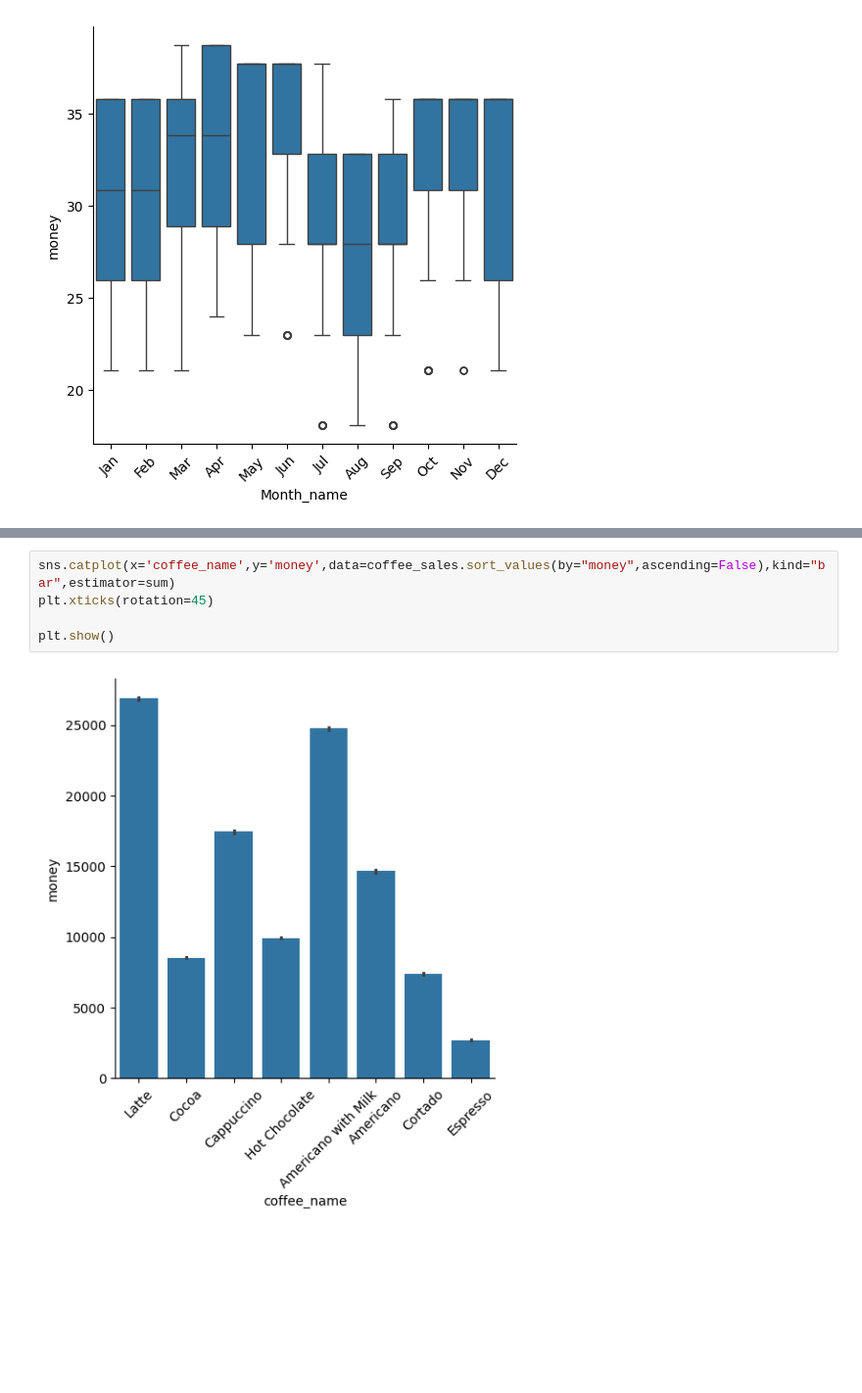
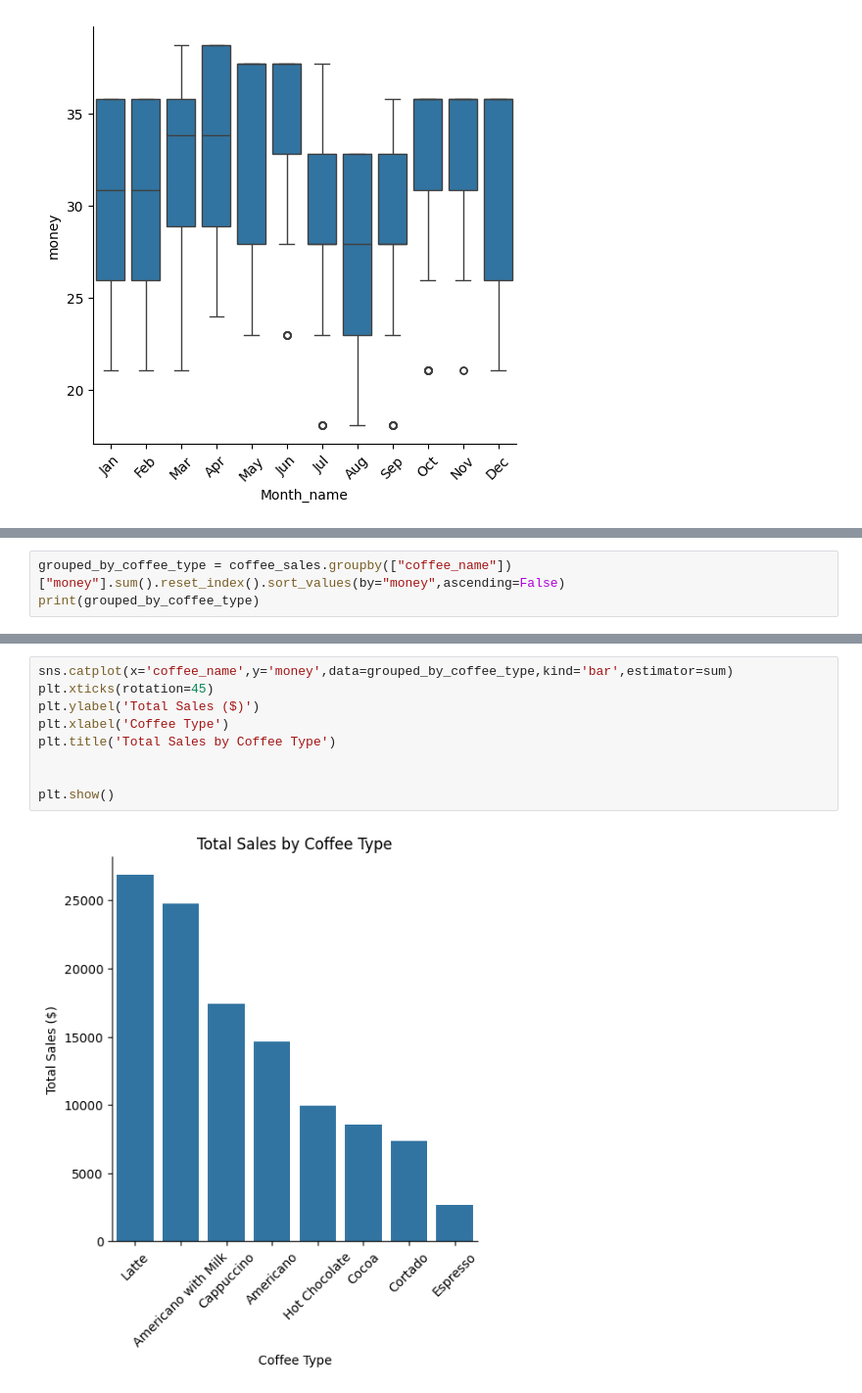
Before and after one commit to Syed-Ahmed02/Coffee-Sales-Visualization, a Jupyter notebook: notebook.ipynb, the cells around one changed output, grey strips where cells are left out. Shown at 98% size. Saved outputs shown, nothing was run; the diff lists cells and outputs as text; blank space fills up the shorter version.

```diff
--- a/notebook.ipynb
+++ b/notebook.ipynb
@@ -61,0 +169,3 @@ Lets first determine which coffee type is the most popular at our shop
+# %%
+grouped_by_coffee_type = coffee_sales.groupby(["coffee_name"])["money"].sum().reset_index().sort_values(by="money",ascending=False)
+print(grouped_by_coffee_type)
@@ -62,7 +182,11 @@ Lets first determine which coffee type is the most popular at our shop
 # %%
-sns.catplot(x='coffee_name',y='money',data=coffee_sales.sort_values(by="money",ascending=False),kind="bar",estimator=sum)
+sns.catplot(x='coffee_name',y='money',data=grouped_by_coffee_type,kind='bar',estimator=sum)
 plt.xticks(rotation=45)
+plt.ylabel('Total Sales ($)')
+plt.xlabel('Coffee Type')
+plt.title('Total Sales by Coffee Type')
+
 
 plt.show()
 # %% [output]
-[figure, old version]
+[figure, new version]
```
Also changed, not shown: parts of 29 cells of this notebook.
